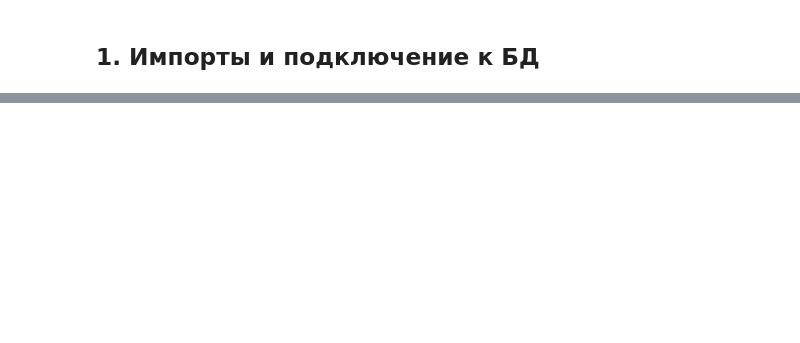
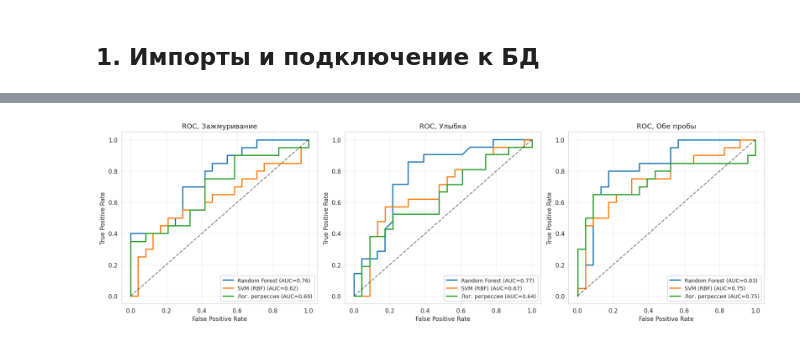
Before and after one commit to AalexeygG/analysis-of-hypomimia-in-pd, a Jupyter notebook: notebooks/analysis.ipynb, the cells around one changed output, grey strips where cells are left out. Saved outputs shown, nothing was run; the diff lists cells and outputs as text; code cells hidden in the pictures; blank space fills up the shorter version.

```diff
--- a/notebooks/analysis.ipynb
+++ b/notebooks/analysis.ipynb
@@ -473,0 +363,18 @@ Baseline PR-AUC = 0.333. Все три модели на уровне или н
+# %%
+fig, axes = plt.subplots(1, 3, figsize=(16, 5))
+for ax, (sname, (res, fnames, yv)) in zip(axes, settings.items()):
+    for name, r in res.items():
+        if len(set(r['y_true'])) < 2:
+            continue
+        fpr, tpr, _ = roc_curve(r['y_true'], r['y_prob'])
+        ax.plot(fpr, tpr, lw=2, label=f"{name} (AUC={r['roc_auc']:.2f})")
+    ax.plot([0, 1], [0, 1], 'k--', alpha=0.5)
+    ax.set_xlabel('False Positive Rate')
+    ax.set_ylabel('True Positive Rate')
+    ax.set_title(f'ROC, {sname}')
+    ax.legend(loc='lower right', fontsize=9)
+    ax.grid(alpha=0.3)
+plt.tight_layout()
+plt.show()
+# %% [output]
+[figure, added]
```
Also changed, not shown: parts of 43 cells of this notebook, 1 other file.
